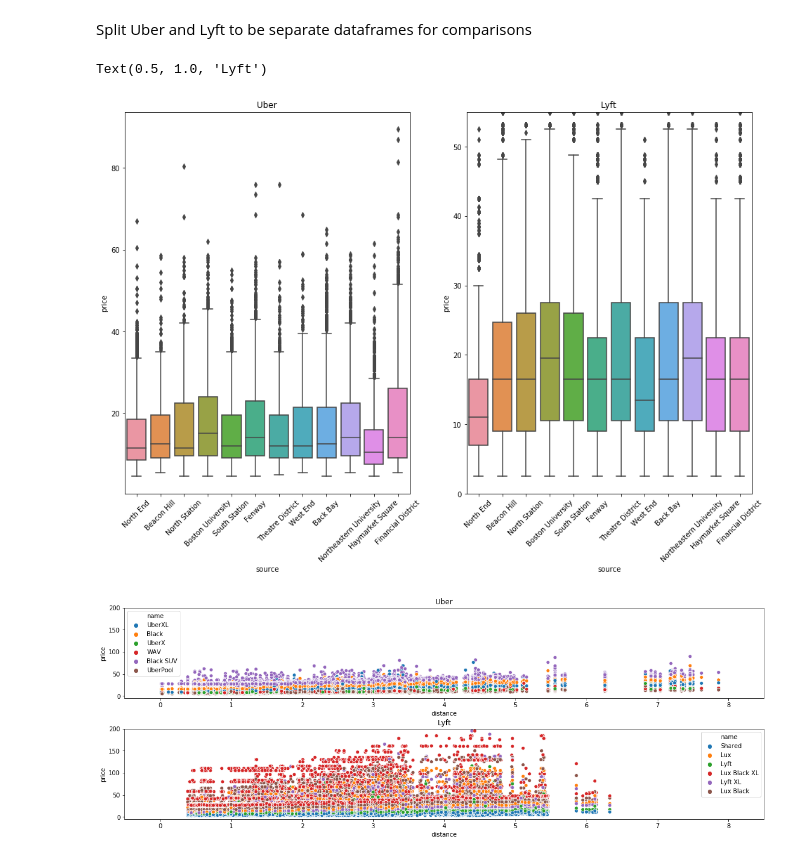
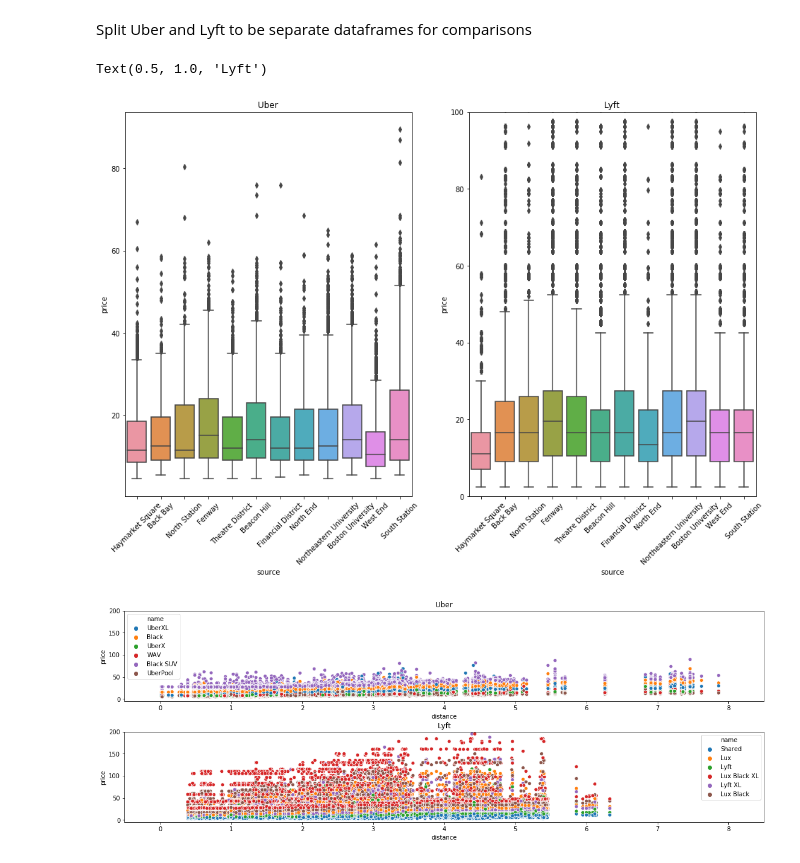
Before and after one commit to samwrite/Springboard, a Jupyter notebook: Capstone 1/Capstone Project 1 Final.ipynb, the cells around one changed output. Cells and saved outputs as stored; diff of their text form; code cells hidden in the pictures.

```diff
--- a/Capstone 1/Capstone Project 1 Final.ipynb
+++ b/Capstone 1/Capstone Project 1 Final.ipynb
@@ -269,22 +269,22 @@ lyft_data = true_data[true_data.cab_type == "Lyft"]
 uber_data = true_data[true_data.cab_type == "Uber"]
 # %%
 f, axes = plt.subplots(1, 2, figsize=(16,10), sharex=True)
-plt.ylim(0,55)
+plt.ylim(0,100)
 # plt.figure(figsize=(16, 10))
 # plt.ylim(0,55)
 # source_prices_uber = sns.boxplot("source", "price", data=true_data[true_data['cab_type'] == 'Uber'])
 # source_prices_lyft = sns.boxplot("source", "price", data=true_data[true_data['cab_type'] == 'Lyft'])
 # source_prices_lyft.set_xticklabels(source_prices.get_xticklabels(), rotation=45)
 source_prices_uber = sns.boxplot("source", "price", data=uber_data, ax=axes[0])
-source_prices_uber.set_xticklabels(source_prices.get_xticklabels(), rotation=45)
+source_prices_uber.set_xticklabels(source_prices_uber.get_xticklabels(), rotation=45)
 
 source_prices_lyft = sns.boxplot("source", "price", data=lyft_data, ax=axes[1])
-source_prices_lyft.set_xticklabels(source_prices.get_xticklabels(), rotation=45)
+source_prices_lyft.set_xticklabels(source_prices_lyft.get_xticklabels(), rotation=45)
 axes[0].set_title('Uber')
 axes[1].set_title('Lyft')
 # %% [output]
 Text(0.5, 1.0, 'Lyft')
-[figure, old version]
+[figure, new version]
 # %%
 g, axes = plt.subplots (2,1, figsize=(16,6))
 g.tight_layout(pad=3.0)
```
Also changed, not shown: parts of 43 cells of this notebook.
